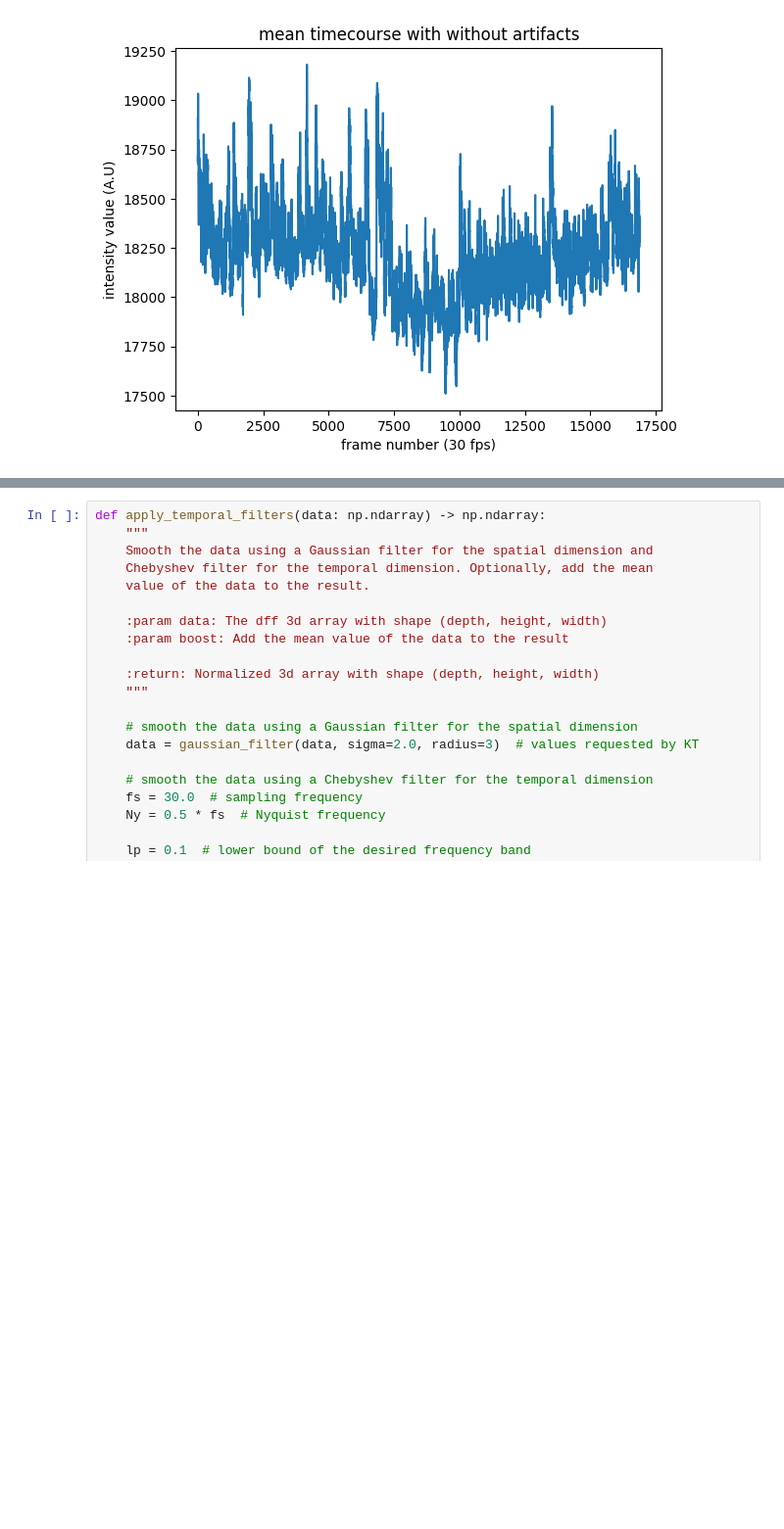
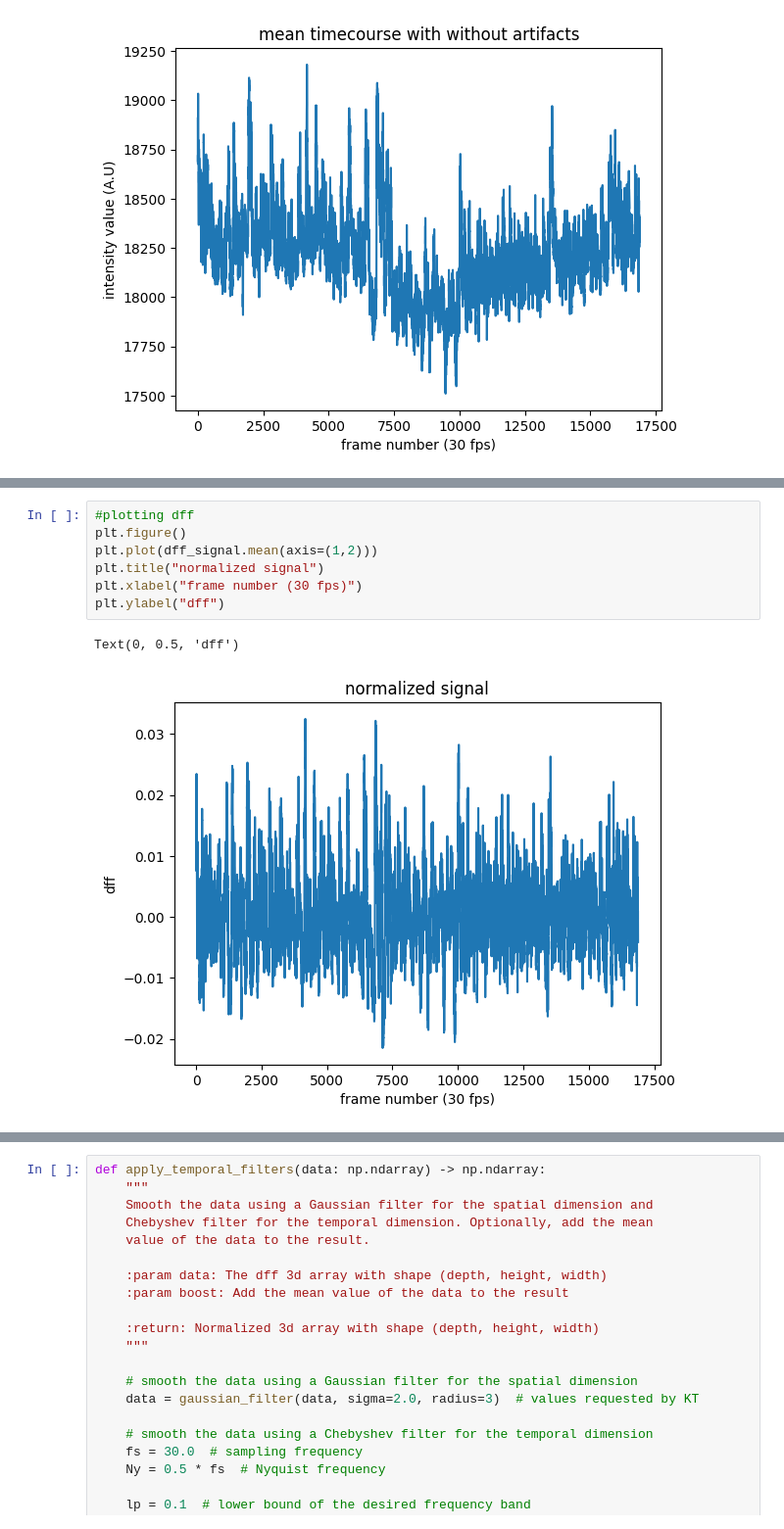
Before and after one commit to ktrap06/corticalanalysis, a Jupyter notebook: preprocessing_2.ipynb, the cells around one changed output, grey strips where cells are left out. Shown: that part at 98% size. Cells and saved outputs as stored; diff of their text form; blank space fills up the shorter version.

```diff
--- a/preprocessing_2.ipynb
+++ b/preprocessing_2.ipynb
@@ -338,0 +264,10 @@ len(selected_indices)
+# %%
+#plotting dff
+plt.figure()
+plt.plot(dff_signal.mean(axis=(1,2)))
+plt.title("normalized signal")
+plt.xlabel("frame number (30 fps)")
+plt.ylabel("dff")
+# %% [output]
+Text(0, 0.5, 'dff')
+[figure, added]
```
Also changed, not shown: parts of 20 cells of this notebook.
